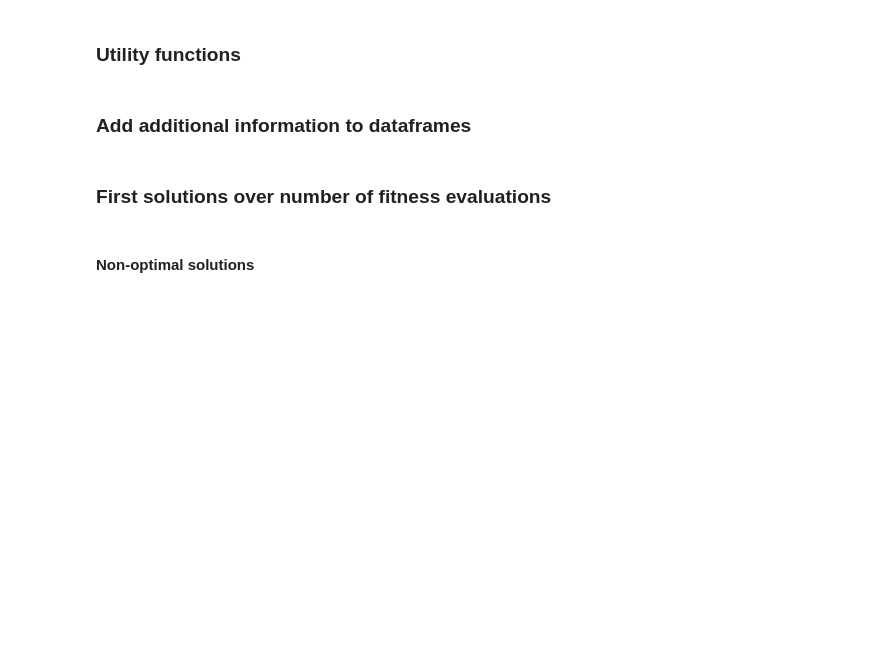
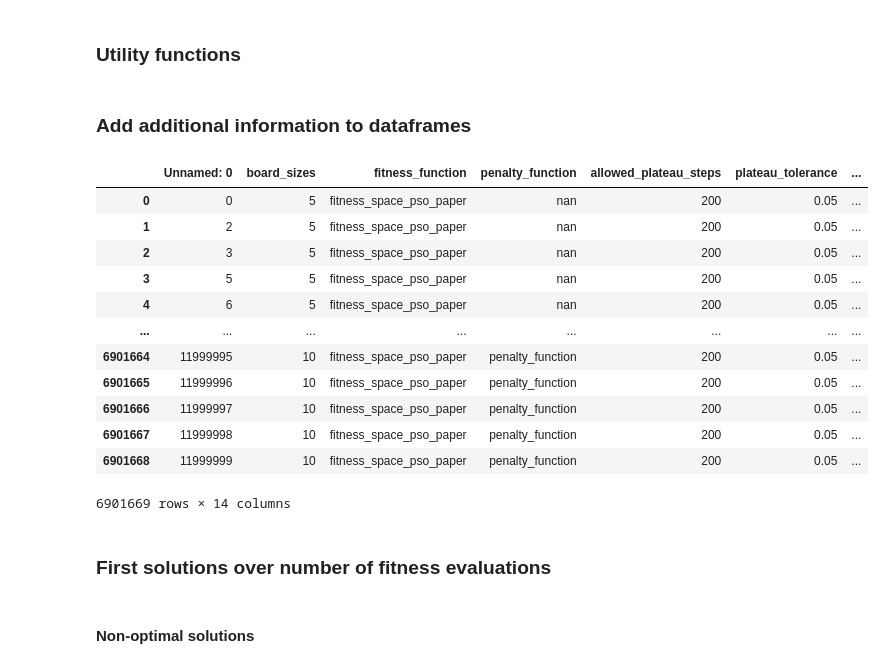
Before and after one commit to franzherm/ecao_cw2, a Jupyter notebook: notebook.ipynb, the cells around one changed output. Drawn from its saved outputs; the diff is of its cells as text; code cells hidden in the pictures; blank space fills up the shorter version.

```diff
--- a/notebook.ipynb
+++ b/notebook.ipynb
@@ -383,7 +417,7 @@ class RandomSearch:
         self.best_fitness = self.compute_penalty_fitness(self.best_solution, 0)[0]
 
     def compute_penalty_fitness(self, particle_positions: np.ndarray, k: int):
-        ''' Computes the fitness subtracted by the penalty for invalid solutions (i.e. not all squares attacked or occupied).
+        ''' Computes the fitness including the penalty for invalid solutions (i.e. not all squares attacked or occupied).
             The penalty function receives a parameter 'k', which indicates the current iteration number.
         '''
 
@@ -391,7 +425,6 @@ class RandomSearch:
 
     def optimise(self, num_iterations):
 
-        #features are number of fitness evaluations, fitness value, number of knights, number of covered squares.
         #Only current best solutions are stored
         metric_results = np.full(shape=(num_iterations, 4), fill_value=-1, dtype=np.float64)
         stored_solutions = []
@@ -704,6 +757,22 @@ def add_experiment_and_run_column(df, indicator_column_name, runs_per_experiment
 add_experiment_and_run_column(df_pso, "inertia", 10)
 add_experiment_and_run_column(df_shc, "penalty_function", 10)
 add_experiment_and_run_column(df_rs, "penalty_function", 10)
+# %%
+display(df_shc)
+# %% [output]
+|  | Unnamed: 0 | board_sizes | fitness_function | penalty_function | allowed_plateau_steps | plateau_tolerance | ... |
+| 0 | 0 | 5 | fitness_space_pso_paper | nan | 200 | 0.05 | ... |
+| 1 | 2 | 5 | fitness_space_pso_paper | nan | 200 | 0.05 | ... |
+| 2 | 3 | 5 | fitness_space_pso_paper | nan | 200 | 0.05 | ... |
+| 3 | 5 | 5 | fitness_space_pso_paper | nan | 200 | 0.05 | ... |
+| 4 | 6 | 5 | fitness_space_pso_paper | nan | 200 | 0.05 | ... |
+| ... | ... | ... | ... | ... | ... | ... | ... |
+| 6901664 | 11999995 | 10 | fitness_space_pso_paper | penalty_function | 200 | 0.05 | ... |
+| 6901665 | 11999996 | 10 | fitness_space_pso_paper | penalty_function | 200 | 0.05 | ... |
+| 6901666 | 11999997 | 10 | fitness_space_pso_paper | penalty_function | 200 | 0.05 | ... |
+| 6901667 | 11999998 | 10 | fitness_space_pso_paper | penalty_function | 200 | 0.05 | ... |
+| 6901668 | 11999999 | 10 | fitness_space_pso_paper | penalty_function | 200 | 0.05 | ... |
+6901669 rows × 14 columns
 # %% [markdown]
 ### First solutions over number of fitness evaluations
 # %% [markdown]
```
Also changed, not shown: parts of 24 cells of this notebook, 1 other file.
